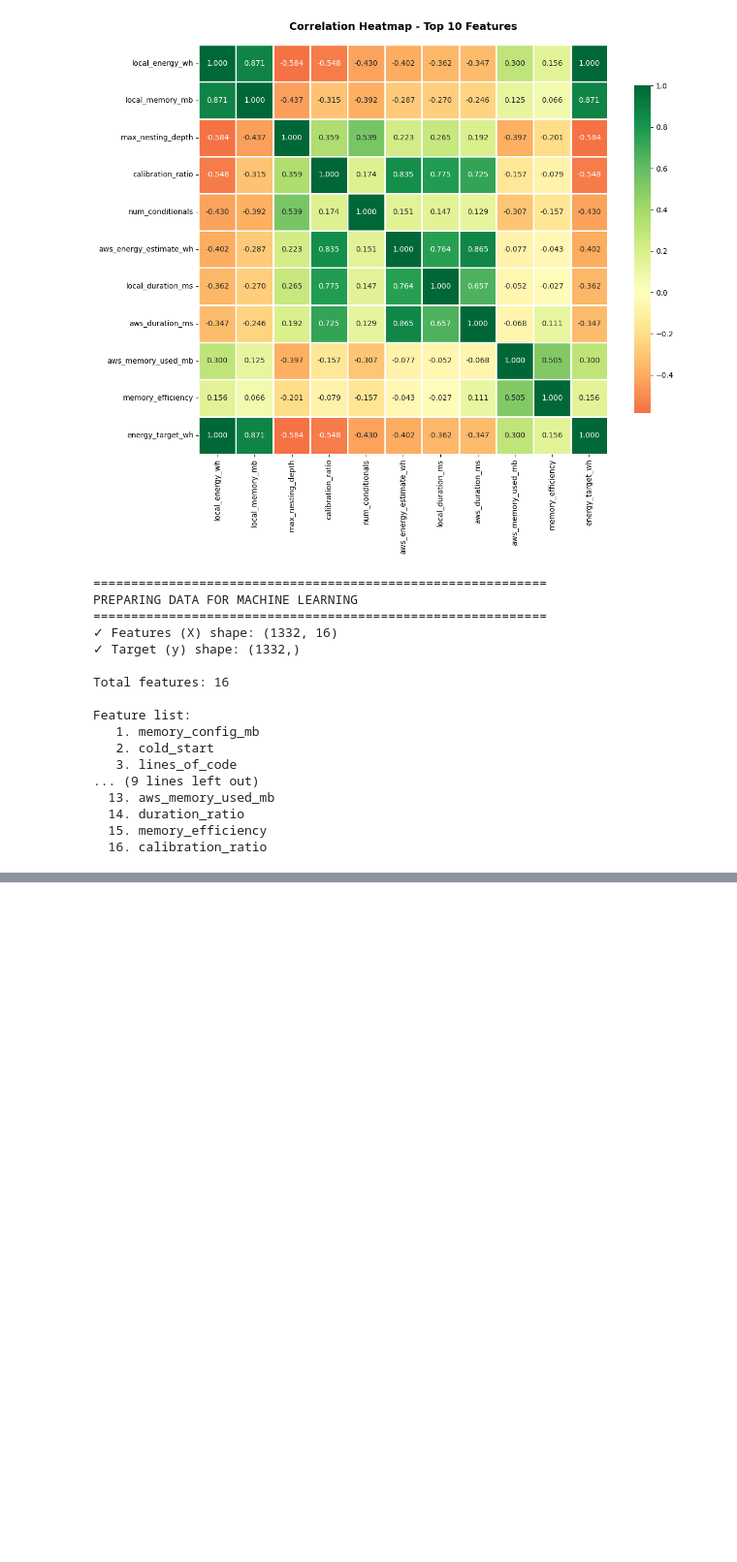
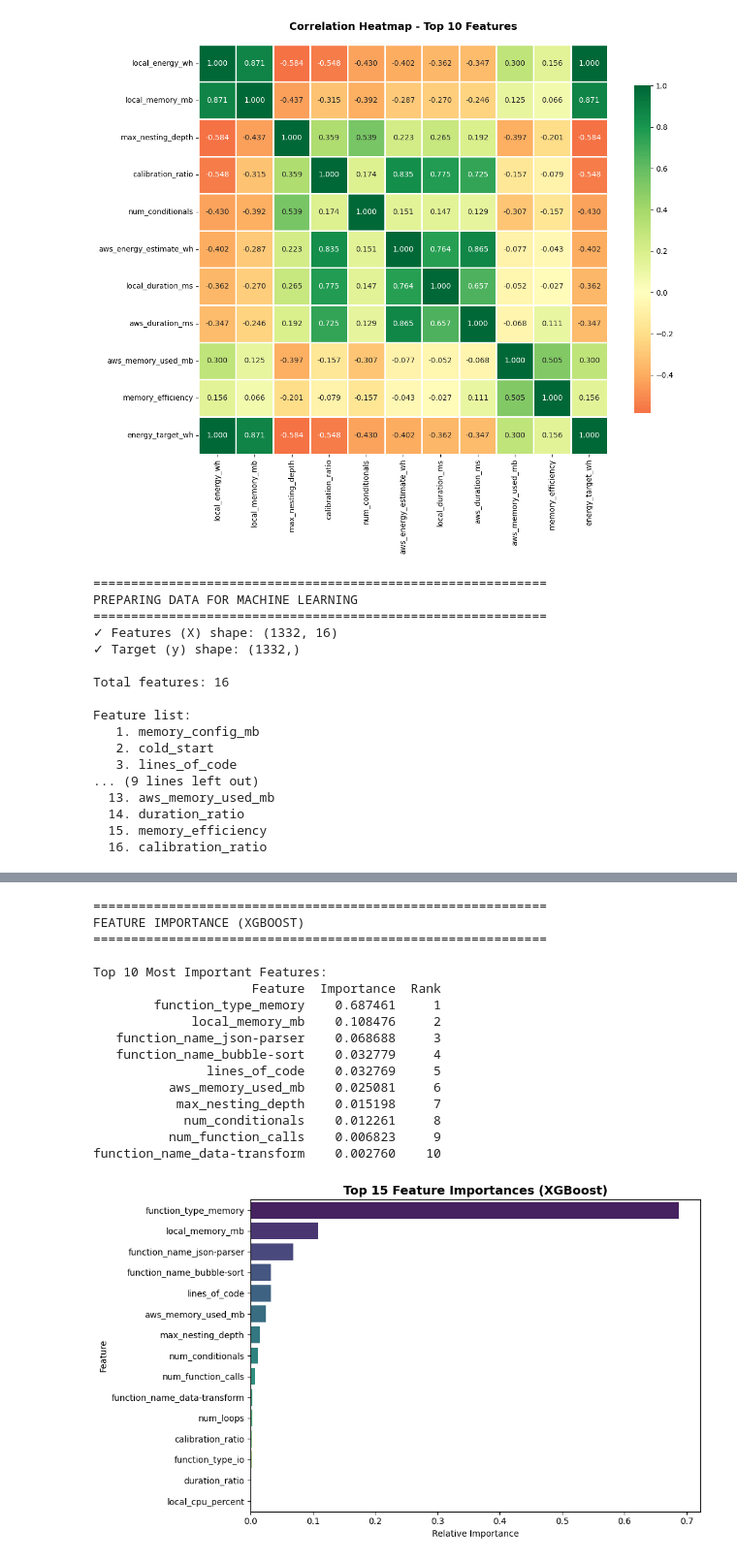
Before and after one commit to ParamPatil-03/Green_Lambda, a Jupyter notebook: ml_model/model.ipynb, the cells around one changed output, grey strips where cells are left out. Shown at 97% size. Drawn from its saved outputs; the diff is of its cells as text; code cells hidden in the pictures; blank space fills up the shorter version.

```diff
--- a/ml_model/model.ipynb
+++ b/ml_model/model.ipynb
@@ -339,0 +548,42 @@ ValueError: Found input variables with inconsistent numbers of samples: [1065, 2
+# %%
+print("\n" + "="*60)
+print("FEATURE IMPORTANCE (XGBOOST)")
+print("="*60)
+
+# Get feature importance from XGBoost
+importance = xgb_model.feature_importances_
+feat_imp = pd.DataFrame({
+    'Feature': feature_names,
+    'Importance': importance
+}).sort_values('Importance', ascending=False).reset_index(drop=True)
+
+feat_imp['Rank'] = feat_imp.index + 1
+
+print("\nTop 10 Most Important Features:")
+print(feat_imp.head(10).to_string(index=False))
+
+# Plot Feature Importance
+plt.figure(figsize=(10, 6))
+sns.barplot(x='Importance', y='Feature', data=feat_imp.head(15), palette='viridis')
+plt.title('Top 15 Feature Importances (XGBoost)', fontsize=14, fontweight='bold')
+plt.xlabel('Relative Importance')
+plt.tight_layout()
+plt.show()
+# %% [output]
+============================================================
+FEATURE IMPORTANCE (XGBOOST)
+============================================================
+
+Top 10 Most Important Features:
+                     Feature  Importance  Rank
+        function_type_memory    0.687461     1
+             local_memory_mb    0.108476     2
+   function_name_json-parser    0.068688     3
+   function_name_bubble-sort    0.032779     4
+               lines_of_code    0.032769     5
+          aws_memory_used_mb    0.025081     6
+           max_nesting_depth    0.015198     7
+            num_conditionals    0.012261     8
+          num_function_calls    0.006823     9
+function_name_data-transform    0.002760    10
+[figure, added]
```
Also changed, not shown: parts of 16 cells of this notebook, 28 other files.
